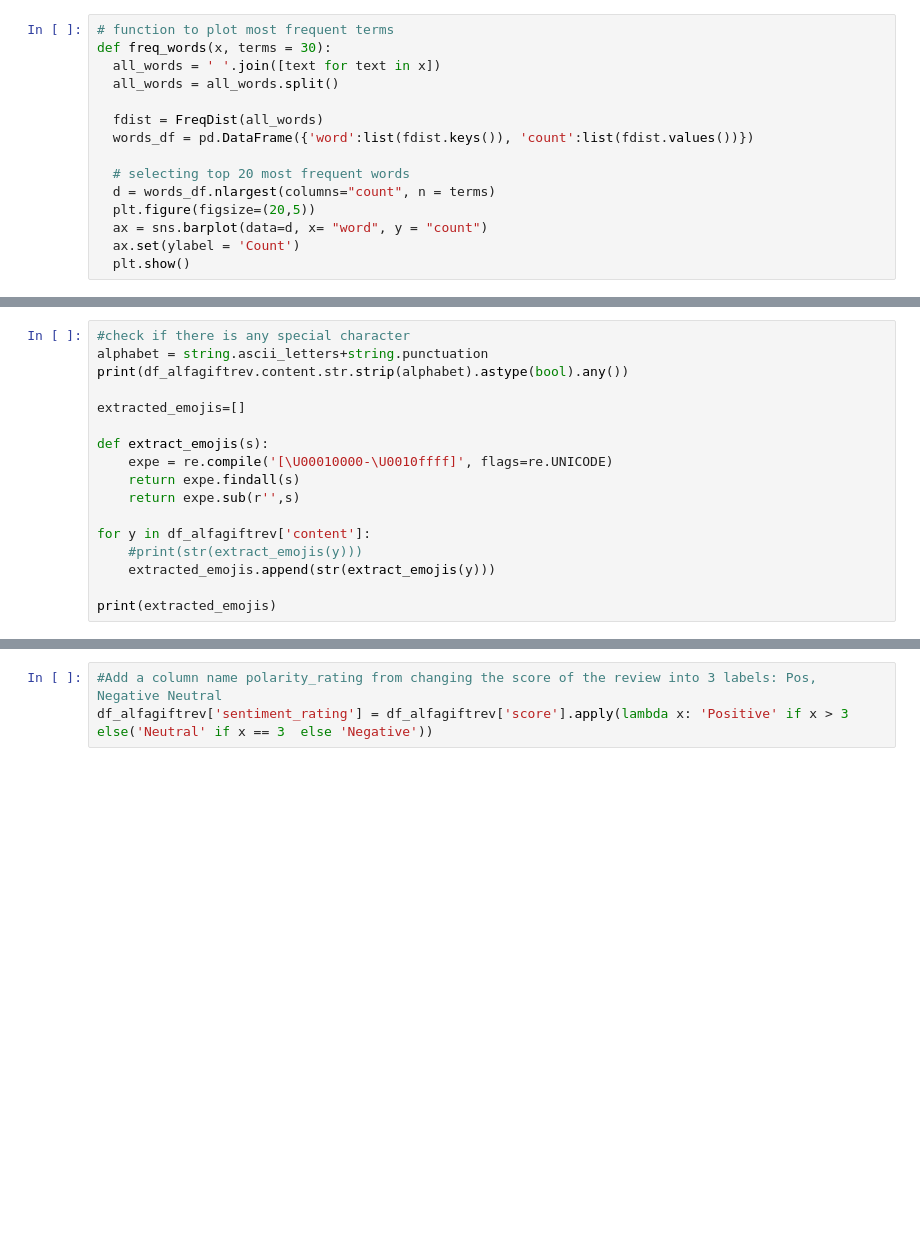
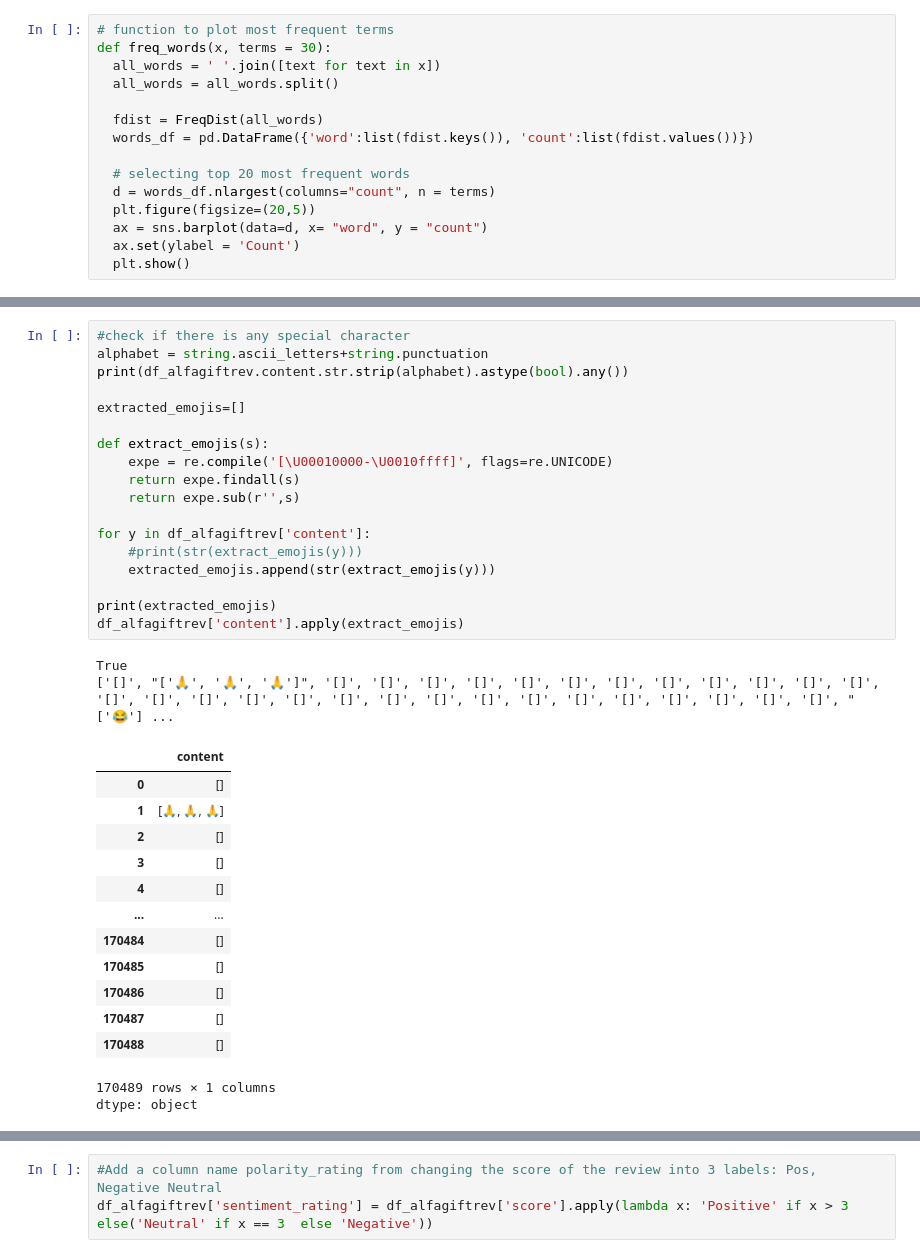
Before and after one commit to zakyalkhair/alfagift-sentiment-analysis, a Jupyter notebook: notebook/script-py.ipynb, the cells around one changed output, grey strips where cells are left out. Cells and saved outputs as stored; diff of their text form; blank space fills up the shorter version.

```diff
--- a/notebook/script-py.ipynb
+++ b/notebook/script-py.ipynb
@@ -175,19 +269,37 @@ freq_words(df_alfagiftrev['content'])
 # %%
 #check if there is any special character
 alphabet = string.ascii_letters+string.punctuation
 print(df_alfagiftrev.content.str.strip(alphabet).astype(bool).any())
 
 extracted_emojis=[]
 
 def extract_emojis(s):
     expe = re.compile('[\U00010000-\U0010ffff]', flags=re.UNICODE)
     return expe.findall(s)
     return expe.sub(r'',s)
 
 for y in df_alfagiftrev['content']:
     #print(str(extract_emojis(y)))
     extracted_emojis.append(str(extract_emojis(y)))
 
 print(extracted_emojis)
+df_alfagiftrev['content'].apply(extract_emojis)
+# %% [output]
+True
+['[]', "['🙏', '🙏', '🙏']", '[]', '[]', '[]', '[]', '[]', '[]', '[]', '[]', '[]', '[]', '[]', '[]', '[]', '[]', '[]', '[]', '[]', '[]', '[]', '[]', '[]', '[]', '[]', '[]', '[]', '[]', '[]', '[]', "['😂'] ...
+|  | content |
+| 0 | [] |
+| 1 | [🙏, 🙏, 🙏] |
+| 2 | [] |
+| 3 | [] |
+| 4 | [] |
+| ... | ... |
+| 170484 | [] |
+| 170485 | [] |
+| 170486 | [] |
+| 170487 | [] |
+| 170488 | [] |
+170489 rows × 1 columns
+dtype: object
 # %%
 df_alfagiftrev.loc[:,["content", "score","sentiment_polarity", "sentiment_subjective","wordCount","uppercaseCharCount","specialCharCount"]]
```
Also changed, not shown: parts of 30 cells of this notebook.
